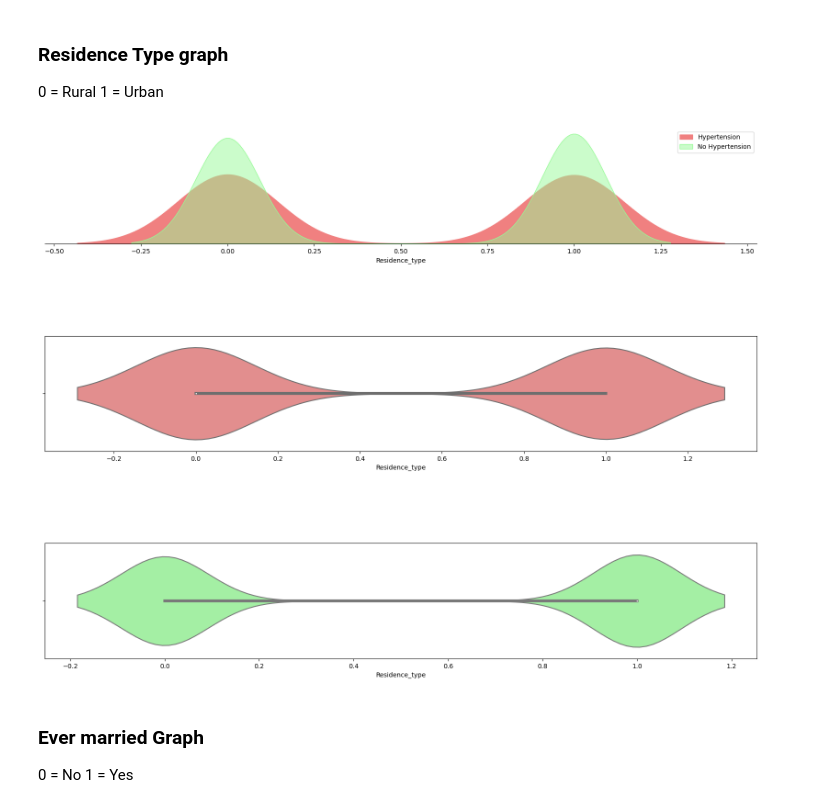
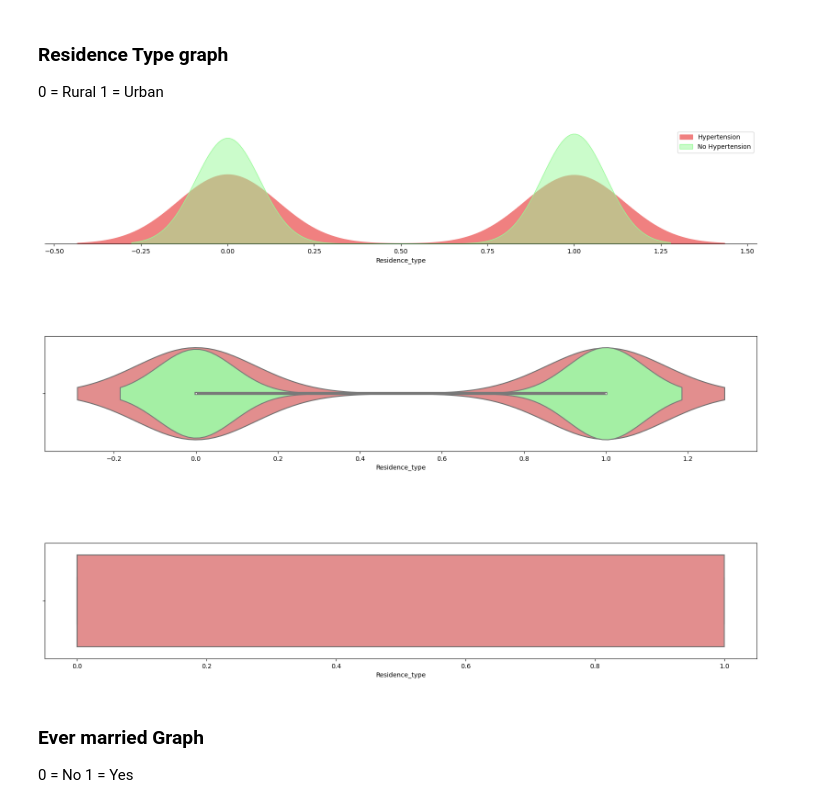
Before and after one commit to RISHABH-GUPTA-RG/HyptertensionDataVisualization, a Jupyter notebook: Main.ipynb, the cells around one changed output. Saved outputs shown, nothing was run; the diff lists cells and outputs as text; code cells hidden in the pictures.

Commit message:
Fixed all graph and added new models

```diff
--- a/Main.ipynb
+++ b/Main.ipynb
@@ -493,27 +503,30 @@ for direction in ['top','right','left']:
 # %%
 fig=plt.figure(figsize=(20,15),facecolor='white')
 
 gs=fig.add_gridspec(3,1)
 gs.update(wspace=0, hspace=0.8)
 
 ax=fig.add_subplot(gs[0,0])
 ax1=fig.add_subplot(gs[1,0])
 ax2=fig.add_subplot(gs[2,0])
 
 sns.kdeplot(data=df[df.hypertension==1],x='Residence_type',ax=ax,fill=True,color='lightcoral',alpha=1)
 sns.kdeplot(data=df[df.hypertension==0],x='Residence_type',ax=ax,fill=True,color='palegreen',alpha=0.5)
 
 sns.violinplot(data=df[df.hypertension==1],x='Residence_type',ax=ax1,fill=True,color='lightcoral',alpha=1)
-sns.violinplot(data=df[df.hypertension==0],x='Residence_type',ax=ax2,fill=True,color='palegreen',alpha=0.5)
+sns.violinplot(data=df[df.hypertension==0],x='Residence_type',ax=ax1,fill=True,color='palegreen',alpha=0.5)
+
+sns.boxplot(data=df[df.hypertension==0],x='Residence_type',ax=ax2,color='palegreen')
+sns.boxplot(data=df[df.hypertension==1],x='Residence_type',ax=ax2,color='lightcoral')
 
 ax.set_yticklabels('')
 ax.set_ylabel('')
 ax.legend(['Hypertension','No Hypertension'])
 ax.tick_params(axis='y',length=0)
 for direction in ['top','right','left']:
     ax.spines[direction].set_visible(False)
 # %% [output]
-[figure, old version]
+[figure, new version]
 # %% [markdown]
 ### Ever married Graph
 0 = No
```
Also changed, not shown: parts of 16 cells of this notebook, 8 other files.
